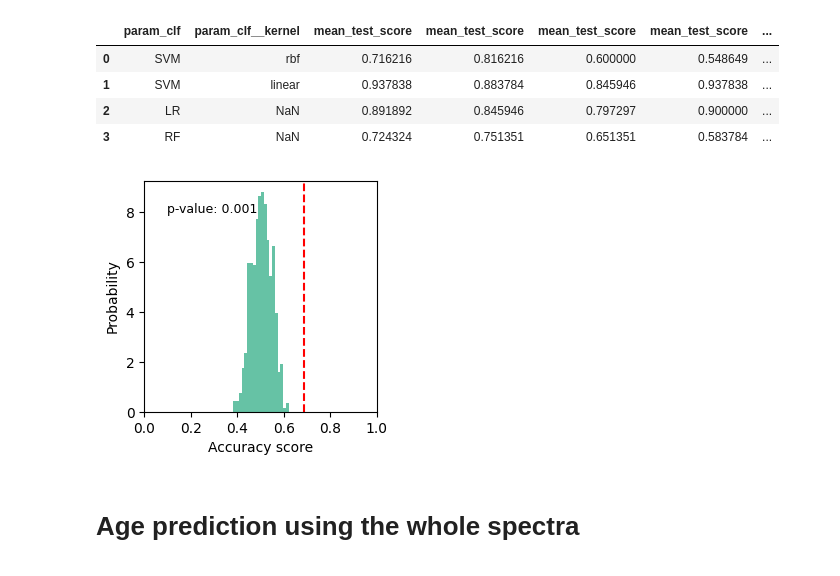
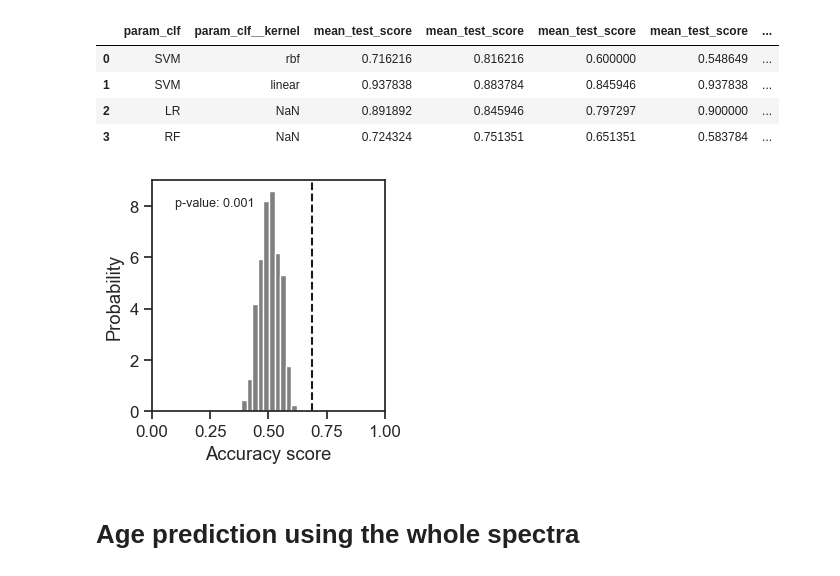
Before and after one commit to maurocolapso/Pazmino_TsetseMIRS_2023, a Jupyter notebook: notebooks/age_prediction_males copy.ipynb, the cells around one changed output. Cells and saved outputs as stored; diff of their text form; code cells hidden in the pictures.

```diff
--- a/notebooks/age_prediction_males copy.ipynb
+++ b/notebooks/age_prediction_males copy.ipynb
@@ -154,20 +154,20 @@ cv = StratifiedKFold(2, shuffle=True, random_state=0)
 score_thorax, perm_scores_thorax, pvalue_thorax = permutation_test_score(
     clf, X_thorax_part1, y_thorax, scoring="accuracy", cv=cv, n_permutations=1000)
 # %%
-sn.set_palette('Set2')
+sn.set_context('notebook', font_scale=1.1)
 fig, ax = plt.subplots(figsize=(3,3))
 
-ax.hist(perm_scores_thorax, bins=20, density=True)
-ax.axvline(score_thorax, ls="--", color="r")
+ax.hist(perm_scores_thorax, density=True, color="grey")
+ax.axvline(score_thorax, ls="--", color="k")
 score_label = f"p-value: {pvalue_thorax:.3f}"
 ax.text(0.1, 8, score_label, fontsize=9)
 ax.set_xlabel("Accuracy score")
 ax.set_ylabel("Probability")
 ax.set_xlim(0,1)
 
 plt.savefig("../results/plots/permutationtest_age_males.png", dpi=300, bbox_inches='tight')
 # %% [output]
-[figure, old version]
+[figure, new version]
 # %% [markdown]
 # Age prediction using the whole spectra
 # %%
```
Also changed, not shown: 29 other files.
